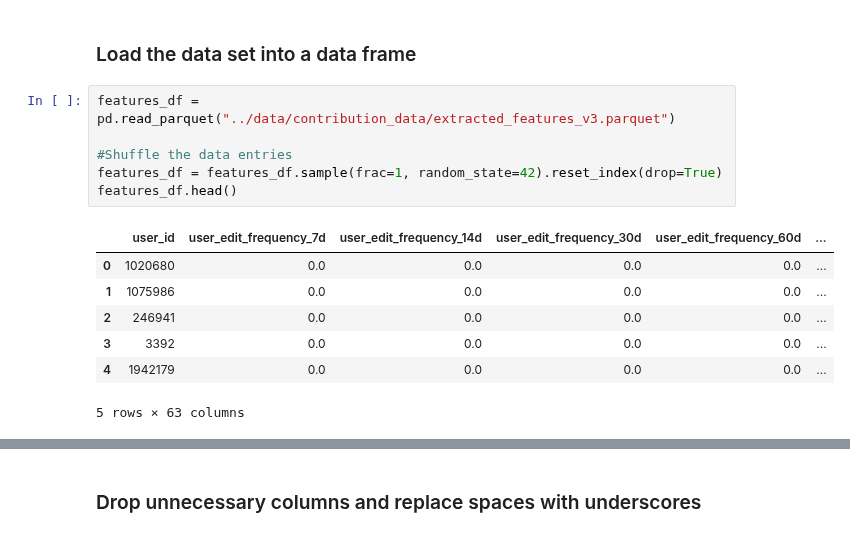
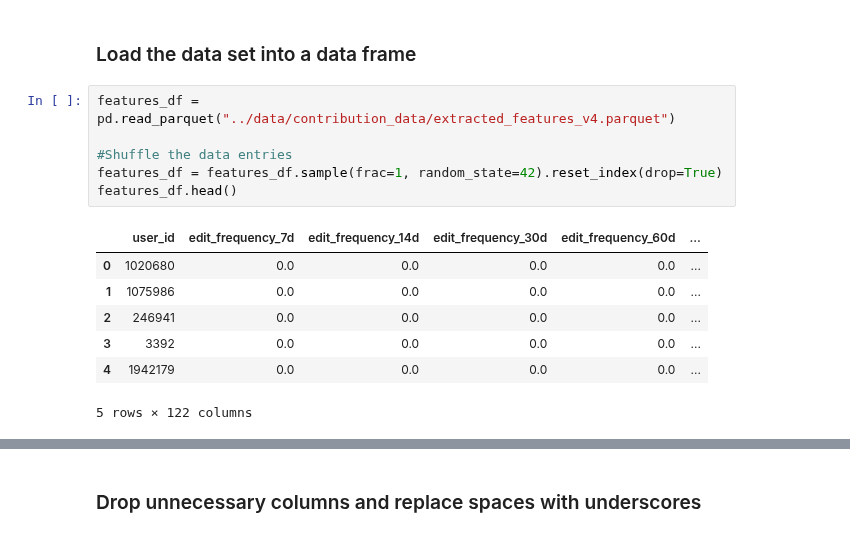
Before and after one commit to rspseshasai/vandalism_detection_osm, a Jupyter notebook: model/xgboost_model_for_contribution_data.ipynb, the cells around one changed output, grey strips where cells are left out. Saved outputs shown, nothing was run; the diff lists cells and outputs as text.

```diff
--- a/model/xgboost_model_for_contribution_data.ipynb
+++ b/model/xgboost_model_for_contribution_data.ipynb
@@ -28,16 +31,16 @@ Directory already exists at: ../saved_parameters/contribution_model/
 # %% [markdown]
 ### Load the data set into a data frame
 # %%
-features_df = pd.read_parquet("../data/contribution_data/extracted_features_v3.parquet")
+features_df = pd.read_parquet("../data/contribution_data/extracted_features_v4.parquet")
 
 #Shuffle the data entries
 features_df = features_df.sample(frac=1, random_state=42).reset_index(drop=True)
 features_df.head()
 # %% [output]
-|  | user_id | user_edit_frequency_7d | user_edit_frequency_14d | user_edit_frequency_30d | user_edit_frequency_60d | ... |
+|  | user_id | edit_frequency_7d | edit_frequency_14d | edit_frequency_30d | edit_frequency_60d | ... |
 | 0 | 1020680 | 0.0 | 0.0 | 0.0 | 0.0 | ... |
 | 1 | 1075986 | 0.0 | 0.0 | 0.0 | 0.0 | ... |
 | 2 | 246941 | 0.0 | 0.0 | 0.0 | 0.0 | ... |
 | 3 | 3392 | 0.0 | 0.0 | 0.0 | 0.0 | ... |
 | 4 | 1942179 | 0.0 | 0.0 | 0.0 | 0.0 | ... |
-5 rows × 63 columns
+5 rows × 122 columns
```
Also changed, not shown: parts of 18 cells of this notebook, 2 other files.
